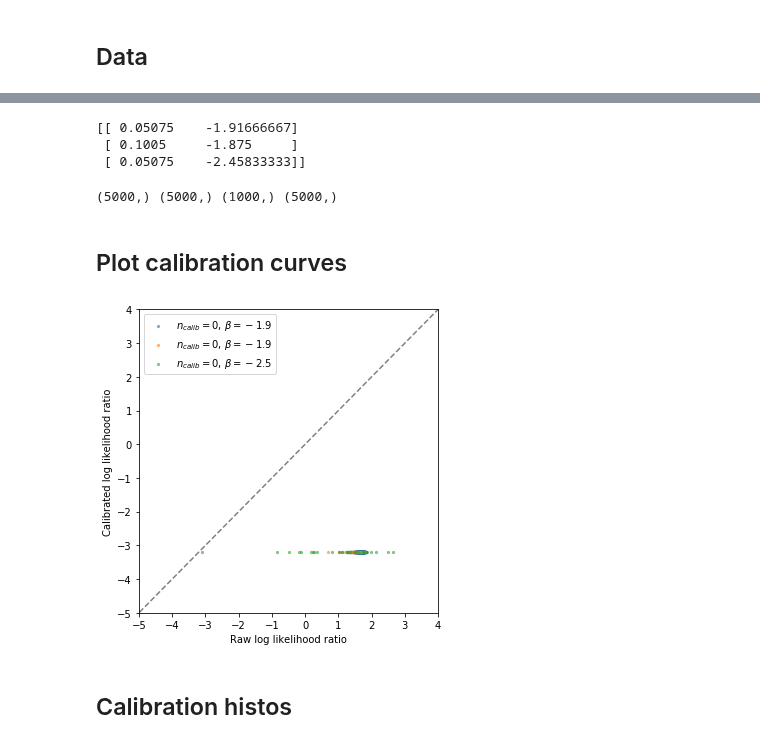
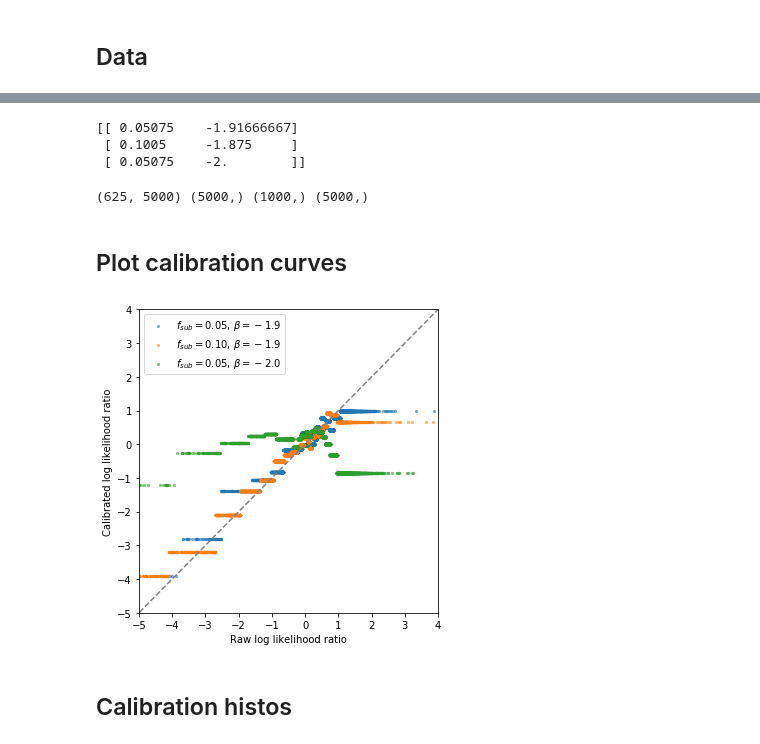
Before and after one commit to smsharma/mining-for-substructure-lens, a Jupyter notebook: notebooks/10_calibration_curves.ipynb, the cells around one changed output, grey strips where cells are left out. Cells and saved outputs as stored; diff of their text form; code cells hidden in the pictures.

Commit message:
Calibration results. Some weird, some noisy, some good

```diff
--- a/notebooks/10_calibration_curves.ipynb
+++ b/notebooks/10_calibration_curves.ipynb
@@ -8,8 +8,8 @@ from scipy.stats import norm, chi2
 # %% [markdown]
 ## Data
 # %%
-llr_raw = np.load("../data/results/llr_alices_fix_grid.npy")
-llr_cal = np.load("../data/results/llr_calibrated_alices_fix_grid.npy")
+llr_raw = np.load("../data/results/llr_alices_full_pre_grid.npy")
+llr_cal = np.load("../data/results/llr_calibrated_alices_full_pre_grid.npy")
 # %%
 resolution = 25
 
@@ -45,48 +45,48 @@ for i in range(625):
 623 [ 0.19170833 -1.5       ]
 624 [ 0.2 -1.5]
 # %%
-theta_idx = [356, 387, 31]
+theta_idx = [356, 387, 306]
 
 print(theta_grid[theta_idx])
 # %% [output]
 [[ 0.05075    -1.91666667]
  [ 0.1005     -1.875     ]
- [ 0.05075    -2.45833333]]
+ [ 0.05075    -2.        ]]
 # %%
 llr_calibration_nums = [np.load("../data/results/llr_alices_fix_calibrate_theta_{}.npy".format(i)) for i in theta_idx]
 llr_calibration_den = np.load("../data/results/llr_alices_fix_calibrate_ref.npy")
 print(llr_calibration_den.shape, llr_calibration_nums[0].shape, llr_calibration_nums[1].shape, llr_calibration_nums[2].shape)
 # %% [output]
-(5000,) (5000,) (1000,) (5000,)
+(625, 5000) (5000,) (1000,) (5000,)
 # %% [markdown]
 ## Plot calibration curves
 # %%
 skip=10
 
 fig = plt.figure(figsize=(5,5))
 ax = plt.gca()
 
 plt.plot([-100.,100.], [-100.,100.], ls="--", c="0.5")
 for i in theta_idx:
     plt.scatter(
         llr_raw[i][::skip], llr_cal[i][::skip], s=5., alpha=0.5,
-        label=r"$n_{{calib}} = {:.0f}$, $\beta = {:.1f}$".format(theta_grid[i,0], theta_grid[i,1])
+        label=r"$f_{{sub}} = {:.2f}$, $\beta = {:.1f}$".format(theta_grid[i,0], theta_grid[i,1])
     )
 
 plt.legend()
 
 #ax.set_yscale("log")
 plt.xlim(-5., 4.)
 plt.ylim(-5., 4.)
 #plt.ylim(1.e-3, 2.)
 
 plt.xlabel(r"Raw log likelihood ratio")
 plt.ylabel(r"Calibrated log likelihood ratio")
 
 plt.tight_layout()
 plt.savefig("../figures/calibration_curve.pdf")
 # %% [output]
-[figure, old version]
+[figure, new version]
 # %% [markdown]
 ## Calibration histos
 # %%
```
Also changed, not shown: parts of 2 cells of this notebook, 10 other files.
